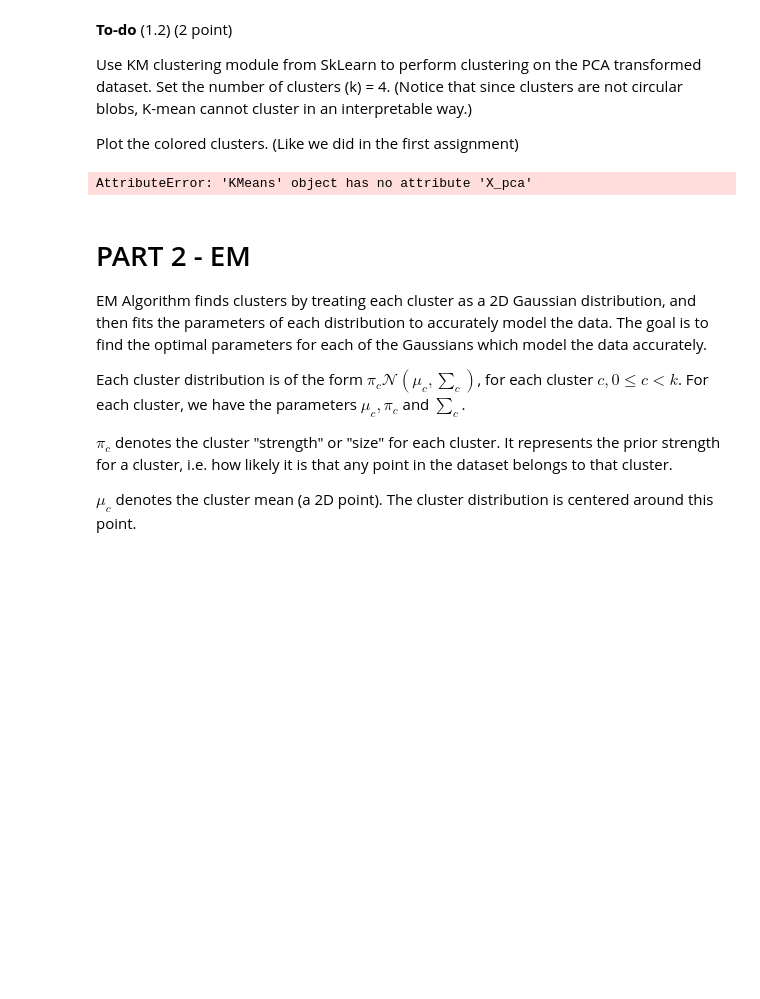
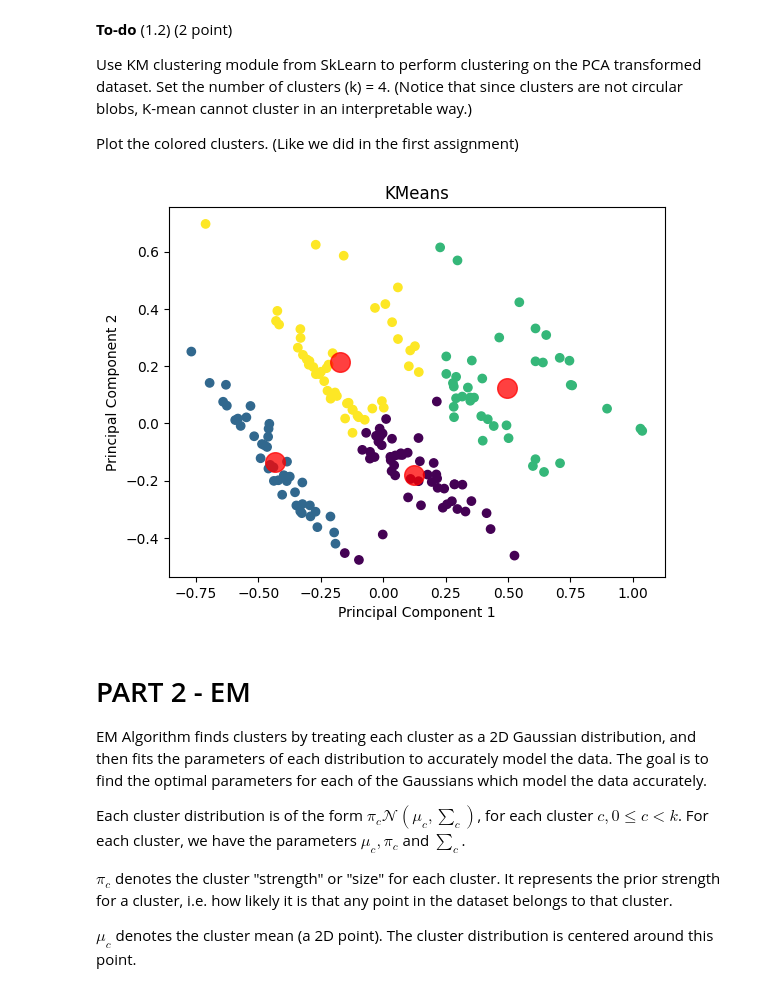
Before and after one commit to siakhorsand/Kmeans, a Jupyter notebook: A2/A2.ipynb, the cells around one changed output. Saved outputs shown, nothing was run; the diff lists cells and outputs as text; code cells hidden in the pictures; blank space fills up the shorter version.

```diff
--- a/A2/A2.ipynb
+++ b/A2/A2.ipynb
@@ -74,14 +77,20 @@ Plot the colored clusters. (Like we did in the first assignment)
 # %%
 
 # 1.2 DOES NOT WORK// GOTTA FIX
+
 from sklearn.cluster import KMeans
-KM = KMeans(n_clusters = 4, random_state = 0).X_pca
-KM.fit(X_pca)
-KM_pca = KMeans(n_clusters = 4, random_state = 0)
-KM_pca.fit(X_pca.fit_transform(X))
-plt.scatter(KM.cluster_centers_, KM.cluster_centers_, c = 'red', s = 100)
+pca = X_pca.fit_transform(X)
+KM = KMeans(n_clusters = 4, random_state = 0)
+labels = KM.fit_predict(pca)
+
+scatter = plt.scatter(pca[:,0], pca[:,1], c = labels, cmap = 'viridis')
+plt.scatter(KM.cluster_centers_[:,0], KM.cluster_centers_[:,1], c = 'red', s = 200, alpha = 0.75)
+plt.xlabel('Principal Component 1')
+plt.ylabel('Principal Component 2')
+plt.title('KMeans')
+plt.show()
 # %% [output]
-AttributeError: 'KMeans' object has no attribute 'X_pca'
+[figure, added]
 # %% [markdown]
 # PART 2 - EM
 
```
Also changed, not shown: parts of 1 cell of this notebook.
